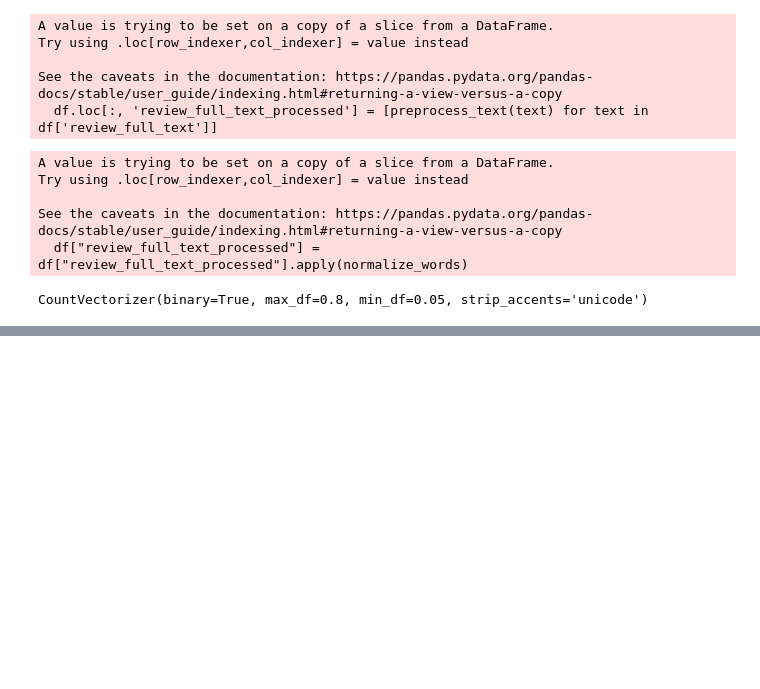
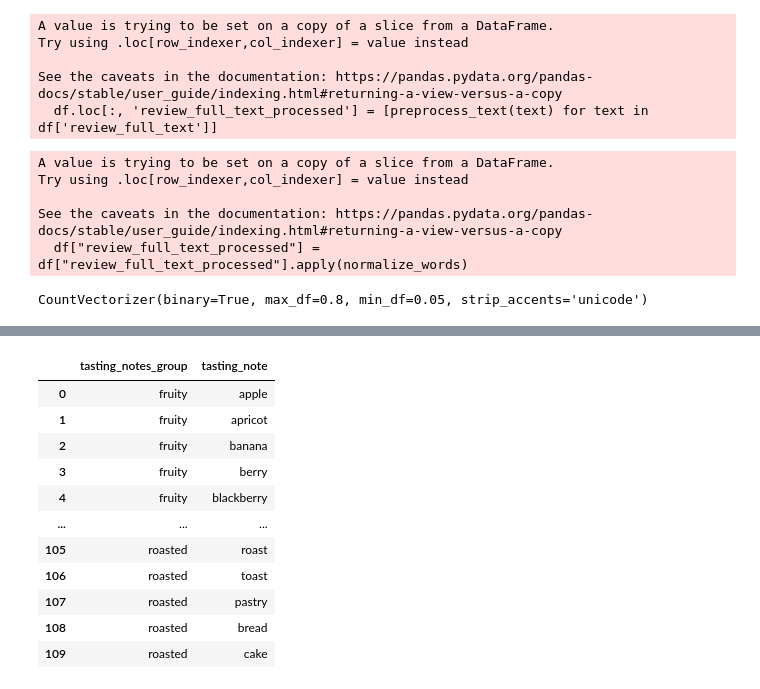
Before and after one commit to joaopaivaa/Whisky-Recomendation-System, a Jupyter notebook: text_processing.ipynb, the cells around one changed output, grey strips where cells are left out. Drawn from its saved outputs; the diff is of its cells as text; code cells hidden in the pictures; blank space fills up the shorter version.

```diff
--- a/text_processing.ipynb
+++ b/text_processing.ipynb
@@ -486,0 +571,92 @@ array([[0, 0, 1, ..., 1, 1, 0],
+# %%
+tasting_notes_groups = {
+
+    "fruity": [
+        "apple", "apricot", "banana", "berry", "blackberry", "fig", "grape",
+        "grapefruit", "lemon", "lime", "mango", "melon", "orange", "peach",
+        "pear", "pineapple", "plum", "raisin", "jam", "marmalad",
+        "gooseberry", "grass", "green", "passion fruit", "tropic",
+        "citrus", "tangerin", "zest", "juicy", 'gooseberry', 'fruit',
+        "ripe", "stew", "peel", 'sour'
+    ],
+
+    "floral": [
+        "floral", "heather", "herb", "leafy", "fresh"
+    ],
+
+    "spicy": [
+        "anise", "cinnamon", "clove", "ginger", "nutmeg", "pepper",
+        "peppercorn", "warm"
+    ],
+
+    "woody": [
+        "oak", "wood", "pine", "resin", "varnish", "bitter"
+    ],
+
+    "cereal": [
+        "barley", "bread", "cake", "grain", "malt", "yeast", "pastry", 'dust'
+    ],
+
+    "peaty": [
+        "peat", "smoke", "ash", "burnt", "char", "medicin", "iodine"
+    ],
+
+    "feinty": [
+        "leather", "tobacco", "plastic", "oily", "wax", "mineral", "earthy"
+    ],
+
+    "sulphury": [
+        "menthol", "eucalyptus"
+    ],
+
+    "sweet": [
+        "candy", "caramel", "chocolate", "cocoa", "cream", "custard",
+        "honey", "sweet", "sugar", "syrup", "toffee", "rum"
+    ],
+
+    "nutty": [
+        "almond", "hazelnut", "nut", "walnut", "marzipan"
+    ],
+
+    "wine": [
+        "sherry", "wine", "raisin", "jam", "marmalad", "liqueur"
+    ],
+
+    "coastal": [
+        "brine", "salt", "iodine"
+    ],
+
+    "roasted": [
+        "coffee", "roast", "toast", "pastry", "bread", "cake"
+    ]
+
+}
+
+df_tasting_notes_group = []
+
+for tasting_notes_group in list(tasting_notes_groups.keys()):
+
+    for tasting_note in tasting_notes_groups.get(tasting_notes_group):
+
+        df_tasting_note_group = {
+            'tasting_notes_group': tasting_notes_group,
+            'tasting_note': tasting_note
+        }
+
+        df_tasting_notes_group.append(df_tasting_note_group)
+
+df_tasting_notes_group = pd.DataFrame(df_tasting_notes_group)
+df_tasting_notes_group
+# %% [output]
+|  | tasting_notes_group | tasting_note |
+| 0 | fruity | apple |
+| 1 | fruity | apricot |
+| 2 | fruity | banana |
+| 3 | fruity | berry |
+| 4 | fruity | blackberry |
+| ... | ... | ... |
+| 105 | roasted | roast |
+| 106 | roasted | toast |
+| 107 | roasted | pastry |
+| 108 | roasted | bread |
+| 109 | roasted | cake |
```
Also changed, not shown: parts of 18 cells of this notebook.
